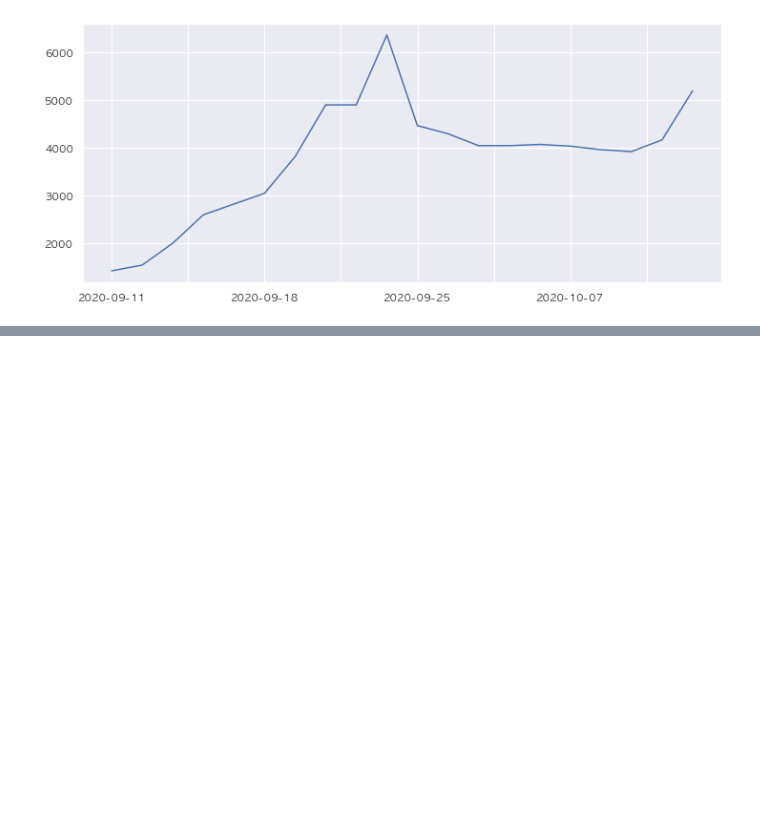
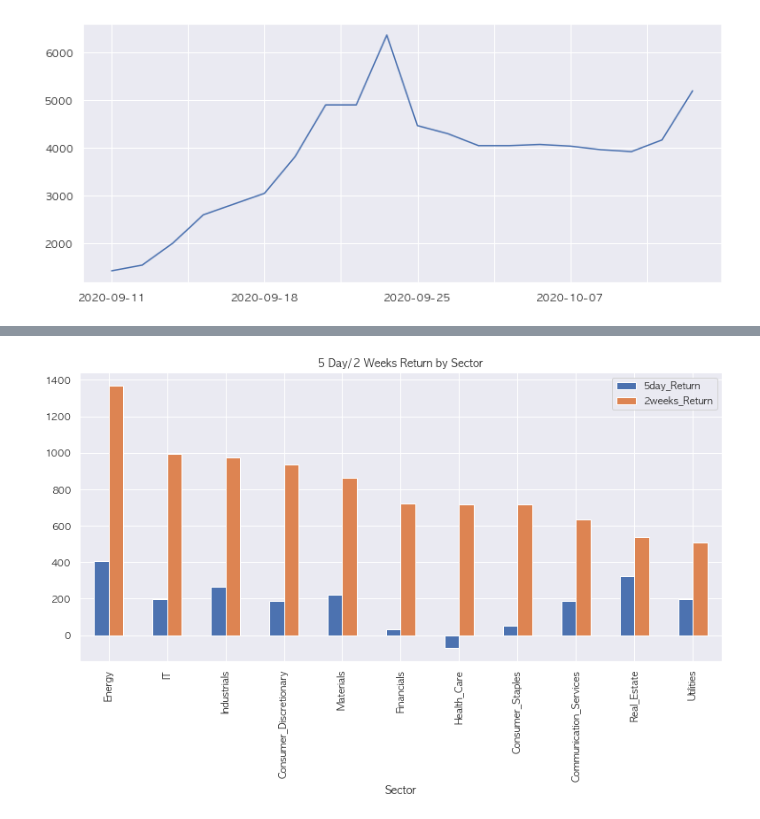
Before and after one commit to mjmax75/Stock_Analysis, a Jupyter notebook: stock_analysis.ipynb, the cells around one changed output, grey strips where cells are left out. Cells and saved outputs as stored; diff of their text form; code cells hidden in the pictures; blank space fills up the shorter version.

```diff
--- a/stock_analysis.ipynb
+++ b/stock_analysis.ipynb
@@ -535,0 +584,6 @@ d['adj_close'].loc[rank1_code].iloc[-20:].plot(figsize=(12,5));
+# %%
+pd.concat([sector_5d_df, sector_10d_df],
+          axis=1).sort_values('2weeks_Return', ascending=False).plot(figsize=(13,6), kind='bar');
+plt.title('5 Day/2 Weeks Return by Sector');
+# %% [output]
+[figure, added]
```
Also changed, not shown: parts of 44 cells of this notebook.
